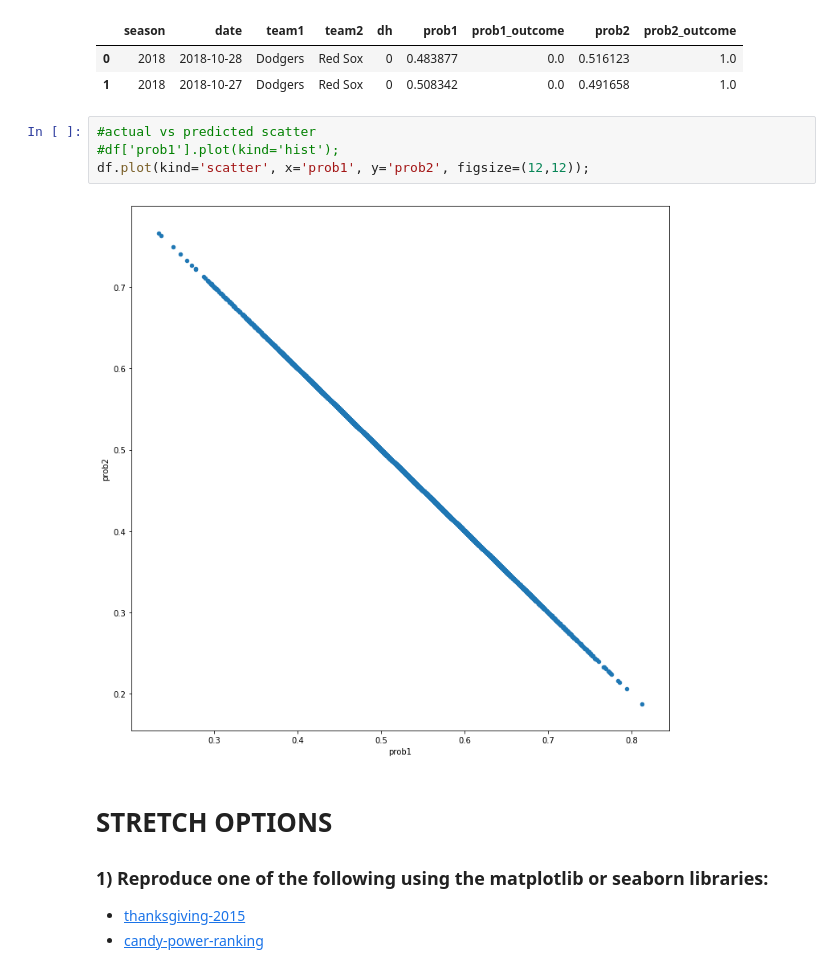
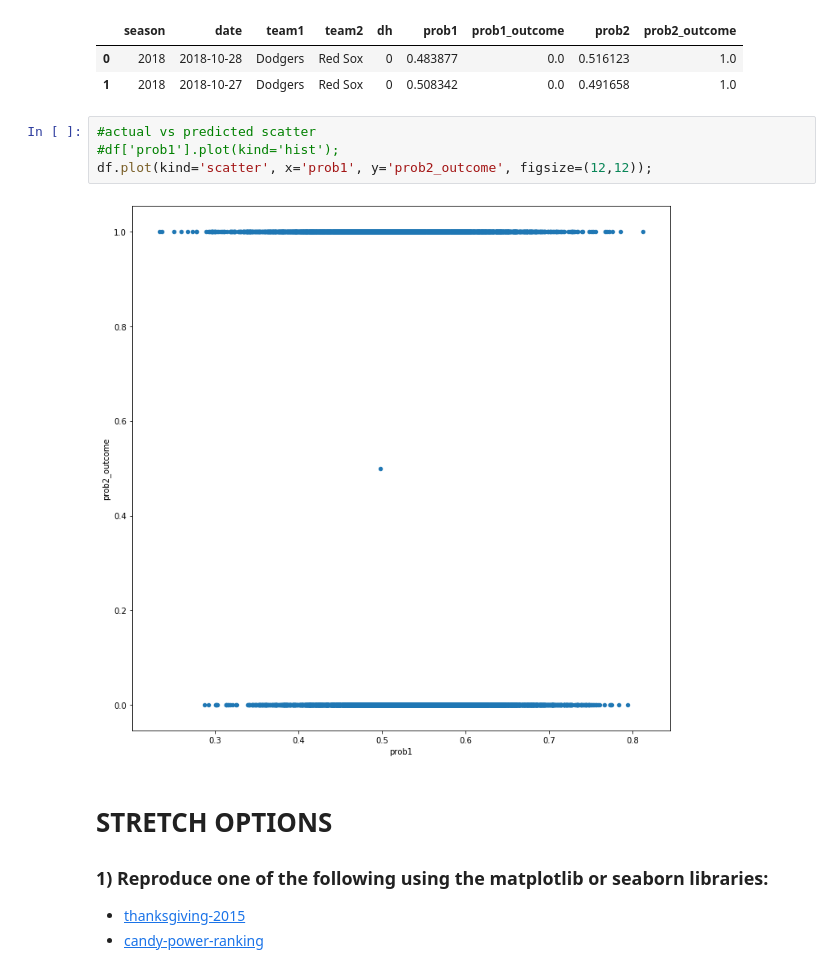
Before and after one commit to gomlfx/CodeSearchNet, a Jupyter notebook: Mike_Smith_LS_DS_114_Make_Explanatory_Visualizations_Assignment.ipynb, the cells around one changed output. Drawn from its saved outputs; the diff is of its cells as text.

```diff
--- a/Mike_Smith_LS_DS_114_Make_Explanatory_Visualizations_Assignment.ipynb
+++ b/Mike_Smith_LS_DS_114_Make_Explanatory_Visualizations_Assignment.ipynb
@@ -440,9 +440,9 @@ df.head(2)
 # %%
 #actual vs predicted scatter
 #df['prob1'].plot(kind='hist');
-df.plot(kind='scatter', x='prob1', y='prob2', figsize=(12,12));
+df.plot(kind='scatter', x='prob1', y='prob2_outcome', figsize=(12,12));
 # %% [output]
-[figure, old version]
+[figure, new version]
 # %% [markdown]
 # STRETCH OPTIONS
 
```
